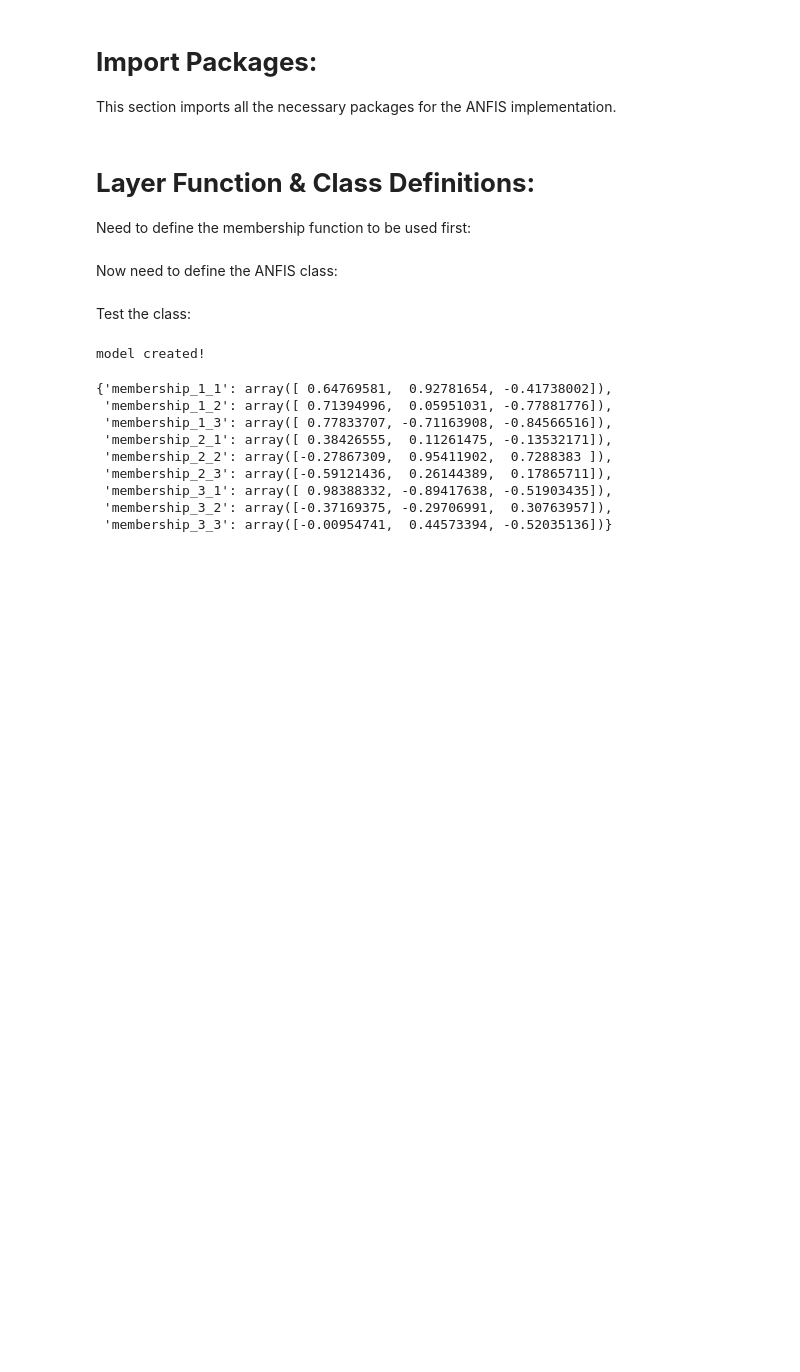
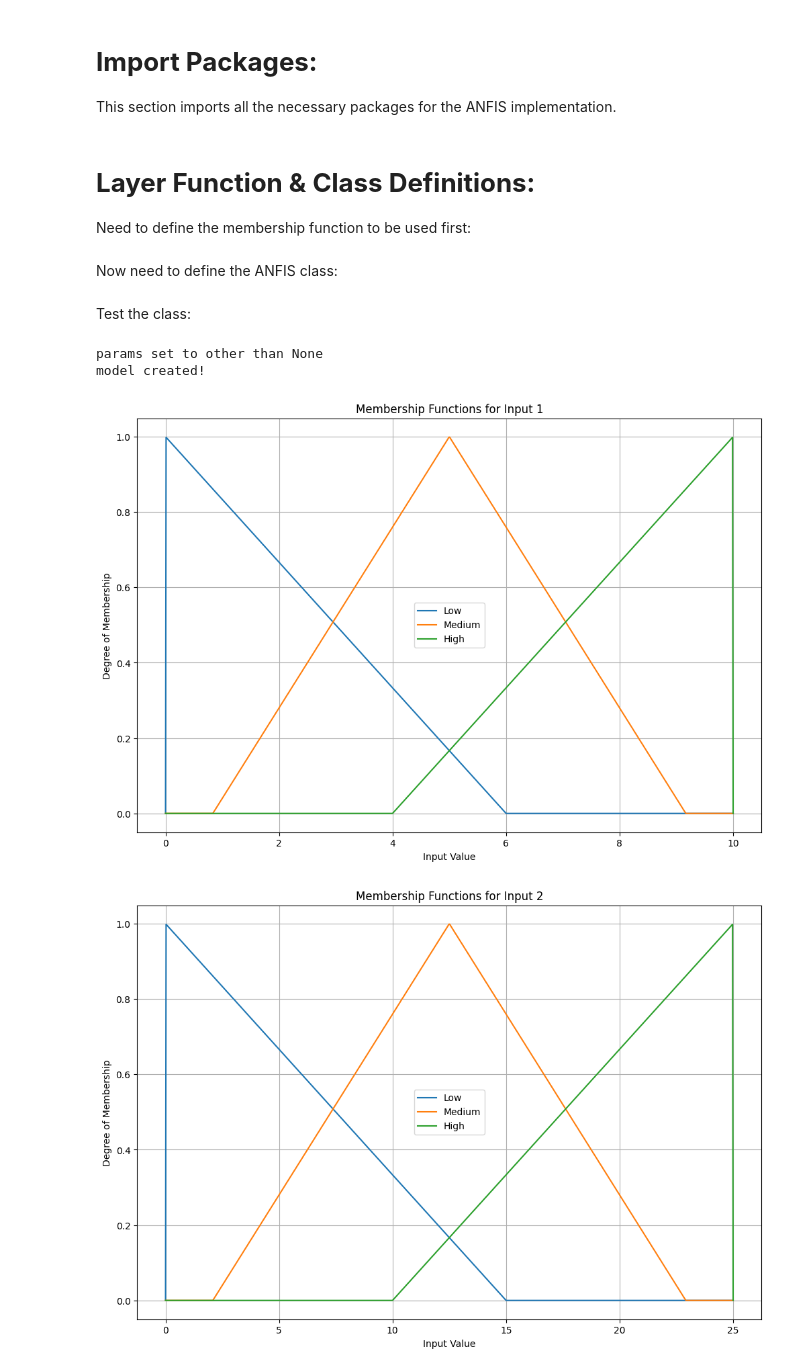
Before and after one commit to MattTidd/Inference-Systems, a Jupyter notebook: Python_Design/ANFIS_Design/ANFIS_Function_Design.ipynb, the cells around one changed output. Drawn from its saved outputs; the diff is of its cells as text; code cells hidden in the pictures; blank space fills up the shorter version.

Commit message:
added ability to view membership functions

```diff
--- a/Python_Design/ANFIS_Design/ANFIS_Function_Design.ipynb
+++ b/Python_Design/ANFIS_Design/ANFIS_Function_Design.ipynb
@@ -26,14 +27,19 @@ from sklearn.model_selection import train_test_split
 Need to define the membership function to be used first:
 # %%
 # triangular membership function:
-def triangular_mf(x, a, b, c):
+def triangular_mf(x, params):
+    a, b, c = params
 
     if x <= a or x >= c:
         return 0
-    elif a <= x <= b:
+    elif a < x < b:
         return (x - a) / (b - a)
-    elif b <= x <= c:
+    elif b < x < c:
         return (c - x) / (c - b)
+    elif x == b:
+        return 1
+    elif x == c:
+        return 1
 # %% [markdown]
 Now need to define the ANFIS class:
 # %%
@@ -73,31 +111,29 @@ Test the class:
 # %%
 params = np.array([
     [  # Parameters for input 1
         [0, 0, 6],
         [5/6, 5, 55/6],
         [4, 10, 10]
     ],
     [  # Parameters for input 2
-        [1, 2, 3],
-        [4, 5, 6],
-        [7, 8, 9]
+        [0, 0 , 15],
+        [25/12, 12.5, 275/12],
+        [10, 25, 25]
     ],
     [  # Parameters for input 3
-        [2, 4, 6],
-        [3, 6, 9],
-        [5, 10, 15]
+        [0, 0, 30],
+        [25/6, 25, 275/6],
+        [15, 50, 50]
     ]
 ])
-test = ANFIS(num_inputs = 3, num_mfs = 3, num_rules = 2, params = None)
-test.memberships
+
+inputs = np.array([2, 12, 21])
+max_values = np.array([10, 25, 50])
+
+test = ANFIS(num_inputs = 3, num_mfs = 3, num_rules = 2, params = params)
+test.plot_membership_functions(max_values)
 # %% [output]
+params set to other than None
 model created!
-{'membership_1_1': array([ 0.64769581,  0.92781654, -0.41738002]),
- 'membership_1_2': array([ 0.71394996,  0.05951031, -0.77881776]),
- 'membership_1_3': array([ 0.77833707, -0.71163908, -0.84566516]),
- 'membership_2_1': array([ 0.38426555,  0.11261475, -0.13532171]),
- 'membership_2_2': array([-0.27867309,  0.95411902,  0.7288383 ]),
- 'membership_2_3': array([-0.59121436,  0.26144389,  0.17865711]),
- 'membership_3_1': array([ 0.98388332, -0.89417638, -0.51903435]),
- 'membership_3_2': array([-0.37169375, -0.29706991,  0.30763957]),
- 'membership_3_3': array([-0.00954741,  0.44573394, -0.52035136])}
+[figure, added]
+[figure, added]
```
Also changed, not shown: parts of 3 cells of this notebook.
